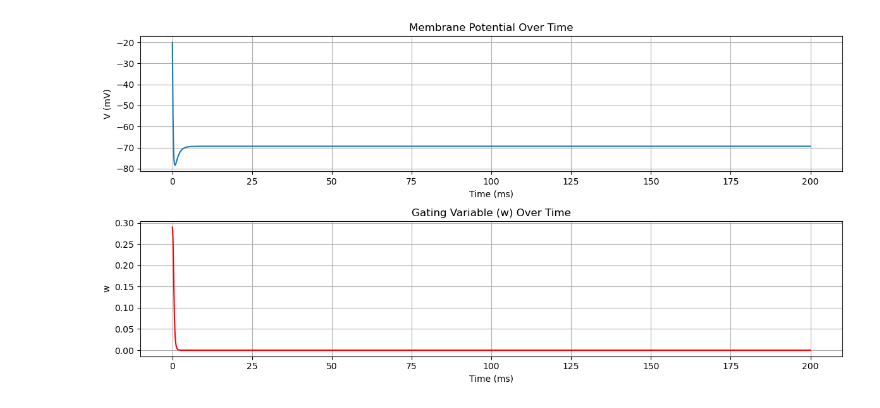
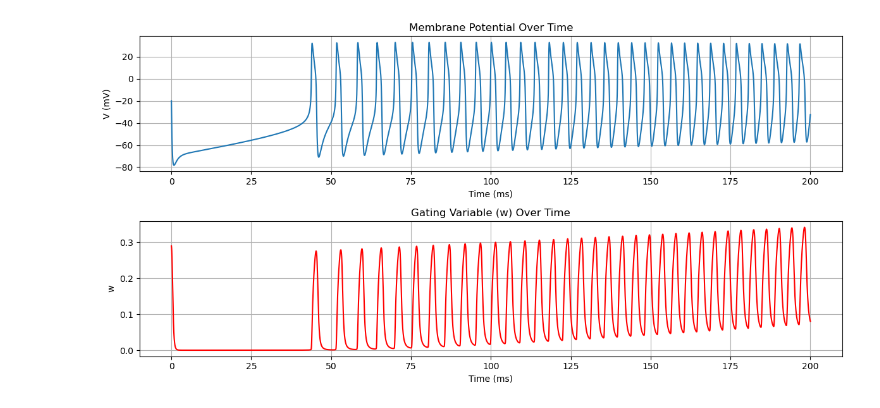
Before and after one commit to sstanbridge09/biologyCoursework, a Jupyter notebook: timeSimulations.ipynb, the cells around one changed output. Cells and saved outputs as stored; diff of their text form; code cells hidden in the pictures.

```diff
--- a/timeSimulations.ipynb
+++ b/timeSimulations.ipynb
@@ -12,13 +12,17 @@ def winf(V, bw, cw):
 def tauw(V, bw, cw):
     return 1 / np.cosh((V - bw) / (2 * cw))
 
+def Istim_func(t):
+    return t
+
 def hodgkinHuxley(t, x, p):
     # Unpack parameters
-    C, gfast, gslow, gleak, ENa, EK, Eleak, bm, cm, bw, cw, phiw, Istim = p
+    C, gfast, gslow, gleak, ENa, EK, Eleak, bm, cm, bw, cw, phiw = p
 
     # State variables
     V= x[0]
     w = x[1]
+    Istim = Istim_func(t)
 
     # Compute derivatives
     dVdt = (Istim - gfast * minf(V, bm, cm) * (V - ENa) - gslow * w * (V - EK) - gleak * (V - Eleak)) / C
@@ -38,8 +42,7 @@ p = np.array([
     18,     # cm
     0,     # bw
     10,     # cw
-    0.15,   # phiw
-    0      # Istim
+    0.15,   # phi     # Istim
 ])
 
 # Initial conditions
@@ -55,31 +58,31 @@ solution = solve_ivp(
     max_step=1e-2,                  # Maximum step size
     dense_output=True               # Get continuous solution
 )
 
 # Extract solution
 t_values = solution.t
 V_values, w_values = solution.y
 
 # Plot the results
 plt.figure(figsize=(12, 6))
 
 # Plot V (membrane potential) over time
 plt.subplot(2, 1, 1)
 plt.plot(t_values, V_values, label="V (membrane potential)")
 plt.xlabel("Time (ms)")
 plt.ylabel("V (mV)")
 plt.title("Membrane Potential Over Time")
 plt.grid(True)
 
 # Plot w (gating variable) over time
 plt.subplot(2, 1, 2)
 plt.plot(t_values, w_values, label="w (gating variable)", color='r')
 plt.xlabel("Time (ms)")
 plt.ylabel("w")
 plt.title("Gating Variable (w) Over Time")
 plt.grid(True)
 
 plt.tight_layout()
 plt.show()
 # %% [output]
-[figure, old version]
+[figure, new version]
```
Also changed, not shown: 3 other files.
